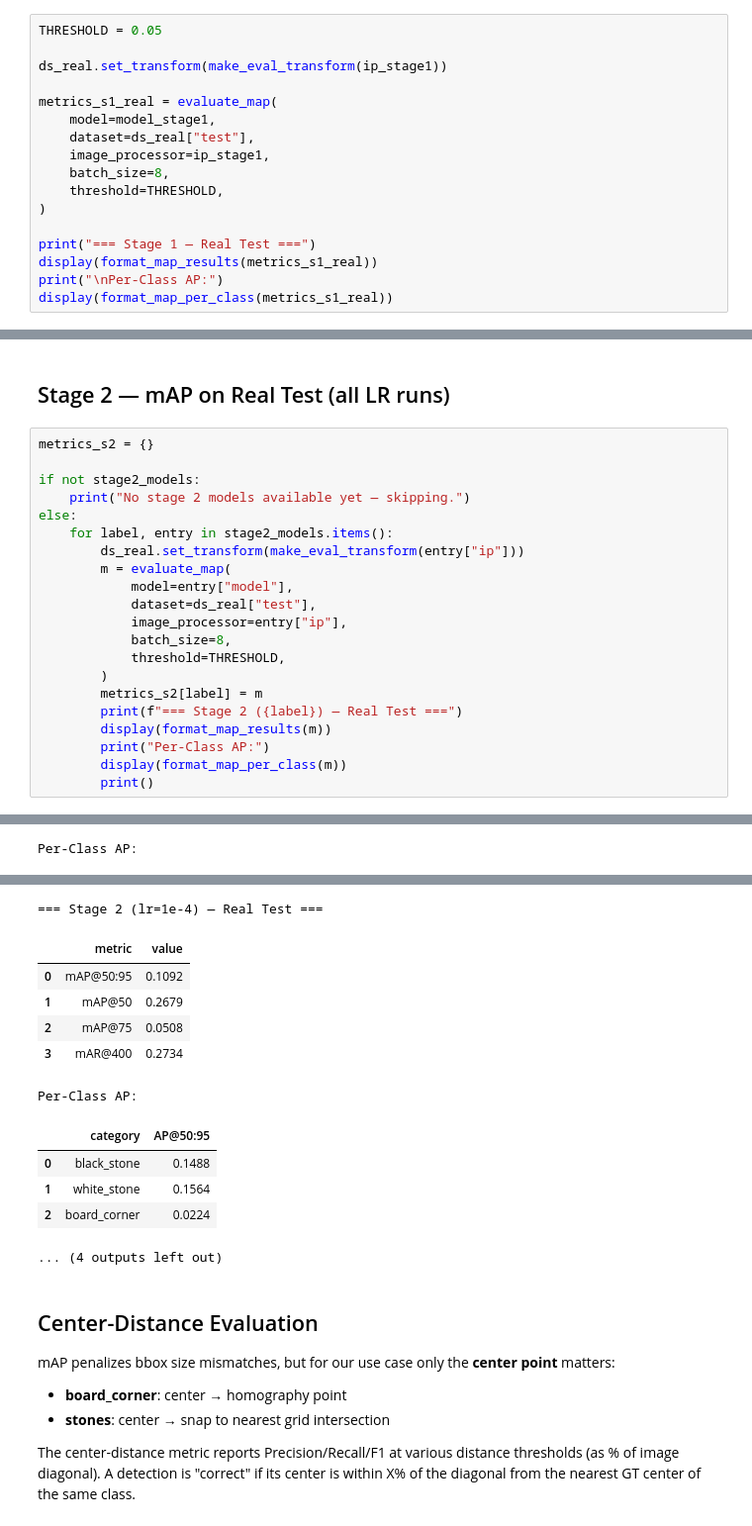
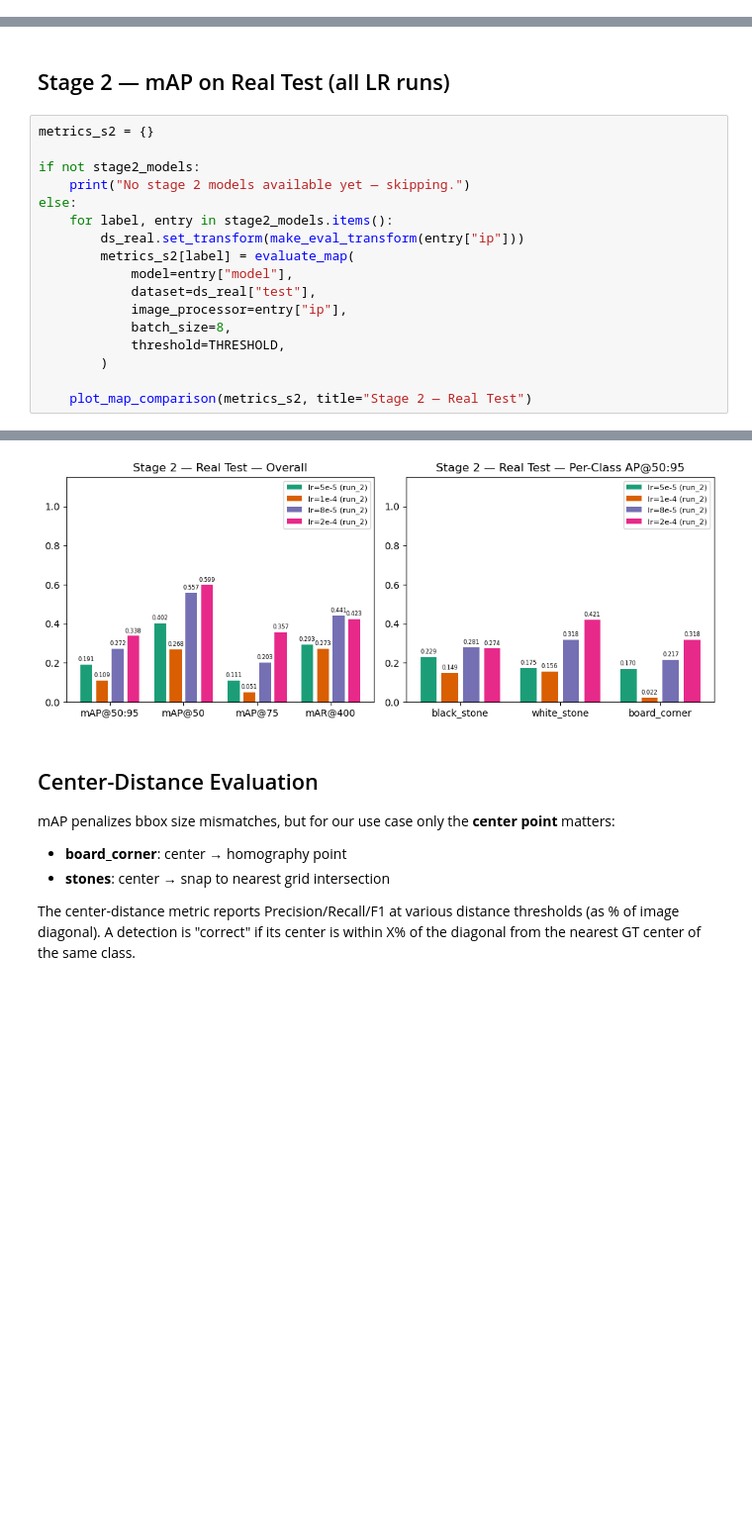
Before and after one commit to kaya-go/moku, a Jupyter notebook: notebooks/03b_Evaluate_v2.ipynb, the cells around one changed output, grey strips where cells are left out. Shown at 99% size. Saved outputs shown, nothing was run; the diff lists cells and outputs as text; blank space fills up the shorter version.

```diff
--- a/notebooks/03b_Evaluate_v2.ipynb
+++ b/notebooks/03b_Evaluate_v2.ipynb
@@ -159,17 +139,0 @@ How well does the synthetic-only model generalize to real images?
-# %%
-THRESHOLD = 0.05
-
-ds_real.set_transform(make_eval_transform(ip_stage1))
-
-metrics_s1_real = evaluate_map(
-    model=model_stage1,
-    dataset=ds_real["test"],
-    image_processor=ip_stage1,
-    batch_size=8,
-    threshold=THRESHOLD,
-)
-
-print("=== Stage 1 — Real Test ===")
-display(format_map_results(metrics_s1_real))
-print("\nPer-Class AP:")
-display(format_map_per_class(metrics_s1_real))
@@ -195,17 +147,13 @@ if not stage2_models:
 else:
     for label, entry in stage2_models.items():
         ds_real.set_transform(make_eval_transform(entry["ip"]))
-        m = evaluate_map(
+        metrics_s2[label] = evaluate_map(
             model=entry["model"],
             dataset=ds_real["test"],
             image_processor=entry["ip"],
             batch_size=8,
             threshold=THRESHOLD,
         )
-        metrics_s2[label] = m
-        print(f"=== Stage 2 ({label}) — Real Test ===")
-        display(format_map_results(m))
-        print("Per-Class AP:")
-        display(format_map_per_class(m))
-        print()
+
+    plot_map_comparison(metrics_s2, title="Stage 2 — Real Test")
 # %% [output]
@@ -229 +159,0 @@ Per-Class AP:
-Per-Class AP:
@@ -234,15 +160,4 @@ Per-Class AP:
-=== Stage 2 (lr=1e-4) — Real Test ===
-|  | metric | value |
-| 0 | mAP@50:95 | 0.1092 |
-| 1 | mAP@50 | 0.2679 |
-| 2 | mAP@75 | 0.0508 |
-| 3 | mAR@400 | 0.2734 |
-Per-Class AP:
-|  | category | AP@50:95 |
-| 0 | black_stone | 0.1488 |
-| 1 | white_stone | 0.1564 |
-| 2 | board_corner | 0.0224 |
-... (4 outputs left out)
+[figure, added]
 # %% [markdown]
 ## Center-Distance Evaluation
 
```
Also changed, not shown: parts of 13 cells of this notebook, 5 other files.
